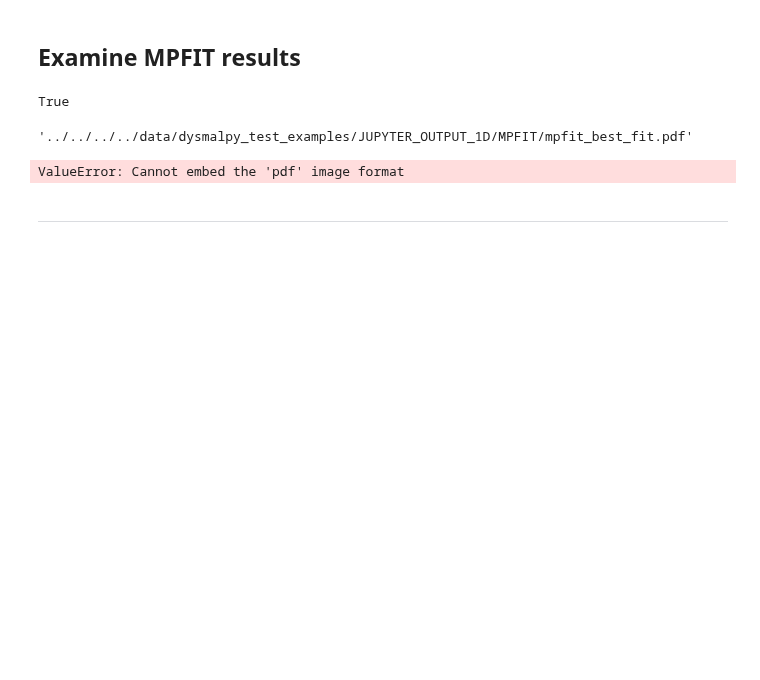
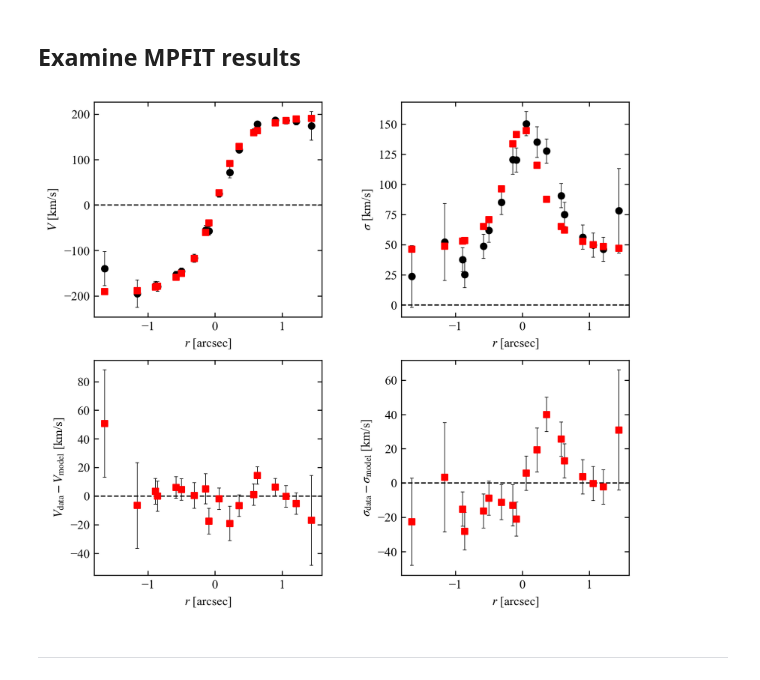
Before and after one commit to dysmalpy/dysmalpy, a Jupyter notebook: examples/notebooks/dysmalpy_example_fit_1D.ipynb, the cells around one changed output. Cells and saved outputs as stored; diff of their text form; code cells hidden in the pictures; blank space fills up the shorter version.

```diff
--- a/examples/notebooks/dysmalpy_example_fit_1D.ipynb
+++ b/examples/notebooks/dysmalpy_example_fit_1D.ipynb
@@ -292,8 +290,0 @@ filepath = outdir_mpfit+"mpfit_best_fit.pdf"
-# %%
-os.path.isfile(filepath)
-# %% [output]
-True
-# %%
-rel_report_path
-# %% [output]
-'../../../../data/dysmalpy_test_examples/JUPYTER_OUTPUT_1D/MPFIT/mpfit_best_fit.pdf'
@@ -306,11 +291,6 @@ from IPython.core.display import display_pdf
 # %%
 # Look at best-fit:
-filepath = outdir_mpfit+"mpfit_best_fit.pdf"
-rel_report_path = os.path.relpath(filepath)
-#IFrame(filepath, width=600, height=570)
-#display_pdf(filename=filepath,raw=True)
+filepath = outdir_mpfit+"mpfit_best_fit.png"
 Image(filename=filepath, width=600, height=570)
-#with open(rel_report_path, "rb") as f:
-#    display_pdf(f.read(),raw=True)
 # %% [output]
-ValueError: Cannot embed the 'pdf' image format
+[figure, added]
```
Also changed, not shown: parts of 10 cells of this notebook, 3 other files.
